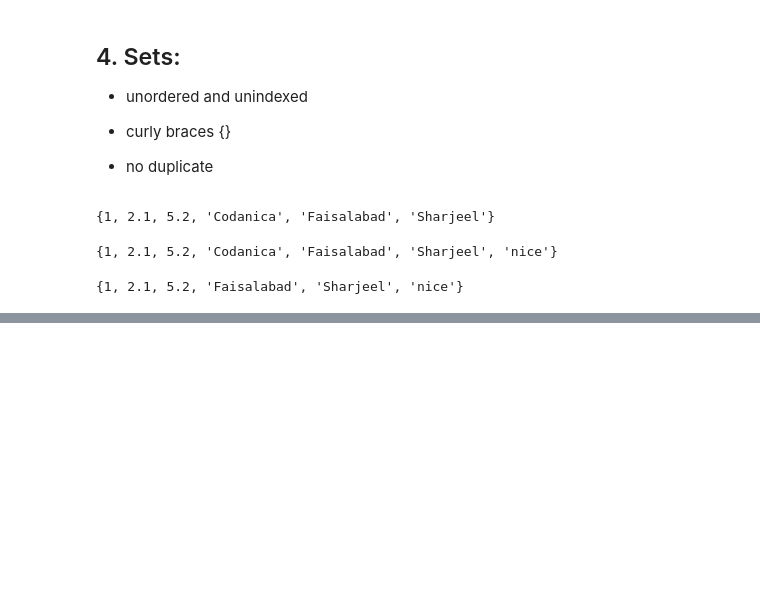
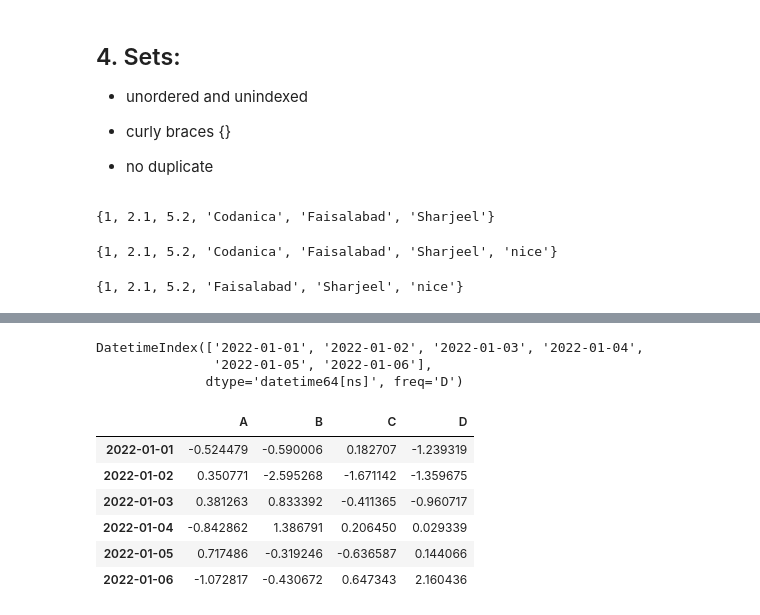
Before and after one commit to sharjeel28/Getting_started_with_python, a Jupyter notebook: Getting_started_with_Python.ipynb, the cells around one changed output, grey strips where cells are left out. Cells and saved outputs as stored; diff of their text form; code cells hidden in the pictures; blank space fills up the shorter version.

```diff
--- a/Getting_started_with_Python.ipynb
+++ b/Getting_started_with_Python.ipynb
@@ -582,0 +838,18 @@ s1
+# %%
+dates = pd.date_range("20220101", periods =6)
+dates
+# %% [output]
+DatetimeIndex(['2022-01-01', '2022-01-02', '2022-01-03', '2022-01-04',
+               '2022-01-05', '2022-01-06'],
+              dtype='datetime64[ns]', freq='D')
+# %%
+df = pd.DataFrame(np.random.randn(6,4), index=dates, columns=list("ABCD"))
+df
+# %% [output]
+|  | A | B | C | D |
+| 2022-01-01 | -0.524479 | -0.590006 | 0.182707 | -1.239319 |
+| 2022-01-02 | 0.350771 | -2.595268 | -1.671142 | -1.359675 |
+| 2022-01-03 | 0.381263 | 0.833392 | -0.411365 | -0.960717 |
+| 2022-01-04 | -0.842862 | 1.386791 | 0.206450 | 0.029339 |
+| 2022-01-05 | 0.717486 | -0.319246 | -0.636587 | 0.144066 |
+| 2022-01-06 | -1.072817 | -0.430672 | 0.647343 | 2.160436 |
```
Also changed, not shown: parts of 81 cells of this notebook.
